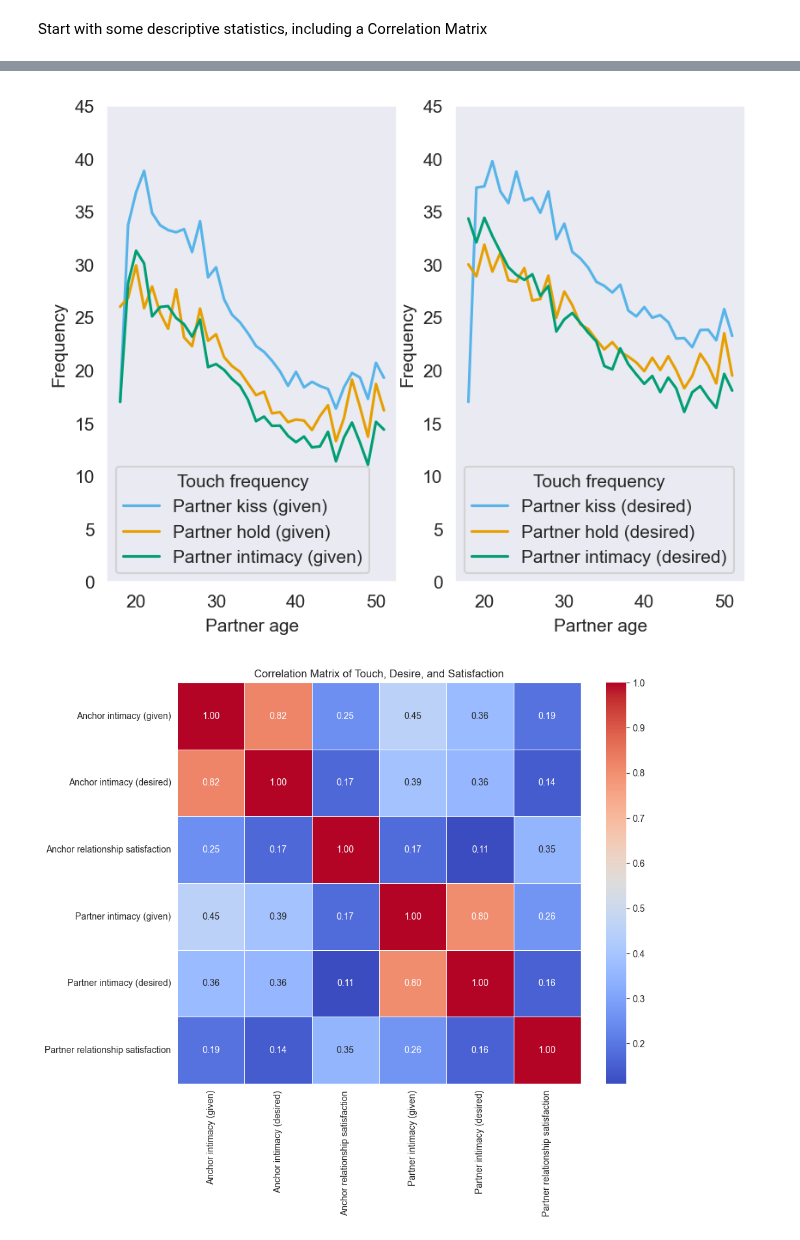
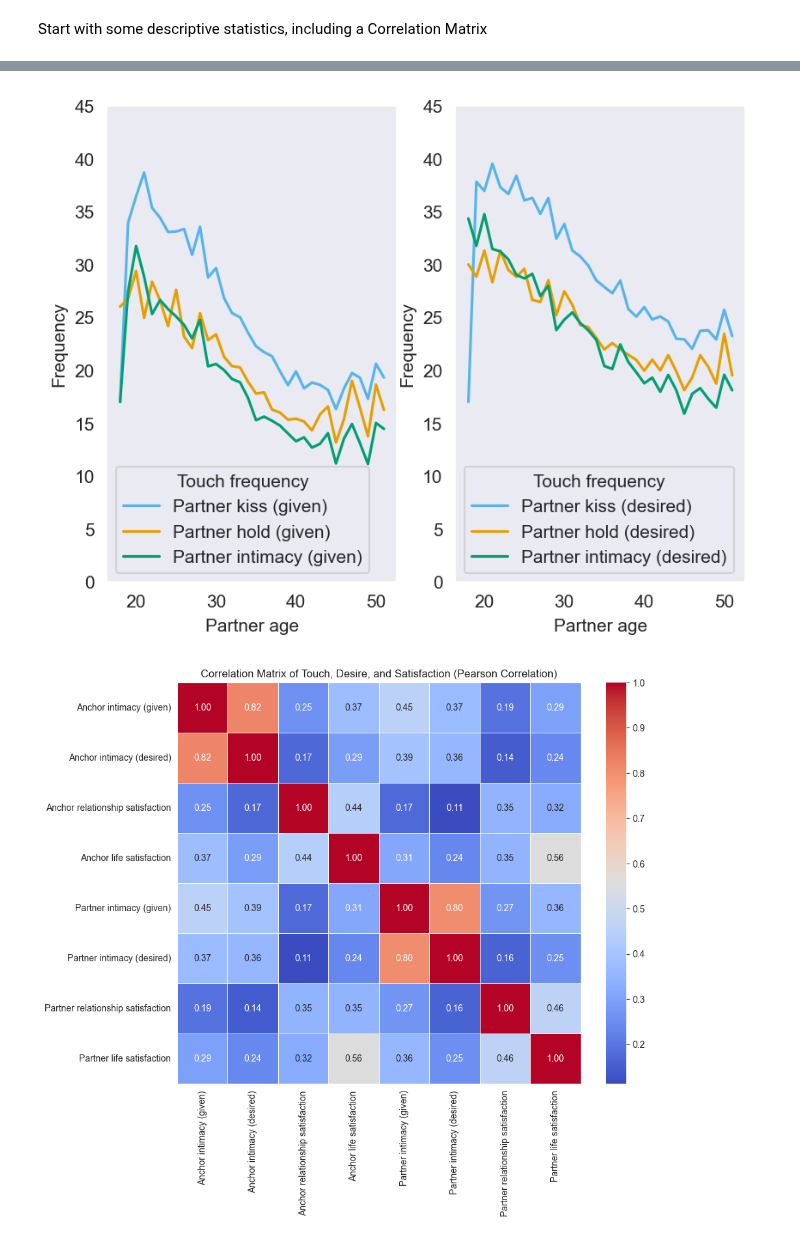
Before and after one commit to EdgardoCS/touchCouples, a Jupyter notebook: descriptive_stats.ipynb, the cells around one changed output, grey strips where cells are left out. Saved outputs shown, nothing was run; the diff lists cells and outputs as text; code cells hidden in the pictures.

```diff
--- a/descriptive_stats.ipynb
+++ b/descriptive_stats.ipynb
@@ -9,7 +9,7 @@ import matplotlib.pyplot as plt
 pd.options.mode.chained_assignment = None
 # %%
 # Read data (output from FReDA_Touch_genVariables_final.do)
-df = pd.read_excel('source/only_couples_data.xlsx')
+df = pd.read_csv('source/FReDA.csv')
 # %%
 # Variables to map columns
 index_options = {
@@ -32,15 +32,15 @@ omo_options = {
 
 satisfaction_options = {
     '0 - Not at all satisfied': 3,
-    1: 3,
-    2: 3,
-    3: 3,
-    4: 6,
-    5: 6,
-    6: 6,
-    7: 6,
-    8: 10,
-    9: 10,
+    "1": 3,
+    "2": 3,
+    "3": 3,
+    "4": 6,
+    "5": 6,
+    "6": 6,
+    "7": 6,
+    "8": 10,
+    "9": 10,
     '10 - Completely satisfied': 10
 }
 
@@ -84,6 +84,8 @@ df['hug_discrepancy(Anchor)'] = None
 df['kiss_discrepancy(Partner)'] = None
 df['hold_discrepancy(Partner)'] = None
 df['hug_discrepancy(Partner)'] = None
+df['age-group(anchor)'] = None
+df['age-group(partner)'] = None
 
 df['Anchor relationship satisfaction'] = df['Anchor relationship satisfaction'].map(satisfaction_options)
 df['Partner relationship satisfaction'] = df['Partner relationship satisfaction'].map(satisfaction_options)
@@ -278,23 +274,23 @@ ax[1].set_ylim(0, 45), ax[1].set_xlabel("Partner age"), ax[1].set_ylabel("Freque
 fig.set_dpi(150)
 plt.show()
 # %% [output]
-[figure, old version]
+[figure, new version]
 # %%
 correlation_matrix = df[
     [
         'Anchor intimacy (given)', 'Anchor intimacy (desired)',
-        'Anchor relationship satisfaction',
+        'Anchor relationship satisfaction','Anchor life satisfaction',
         'Partner intimacy (given)', 'Partner intimacy (desired)',
-        'Partner relationship satisfaction',
+        'Partner relationship satisfaction','Partner life satisfaction'
     ]
 ].corr()
 
 plt.figure(figsize=(10, 8))
 sns.heatmap(correlation_matrix, annot=True, cmap='coolwarm', fmt='.2f', linewidths=0.5)
-plt.title('Correlation Matrix of Touch, Desire, and Satisfaction')
+plt.title('Correlation Matrix of Touch, Desire, and Satisfaction (Pearson Correlation)')
 plt.show()
 # %% [output]
-[figure, old version]
+[figure, new version]
 # %%
 df_kiss = df
 anchor_kiss = df_kiss.groupby('age')['kiss_discrepancy(Anchor)'].mean().reset_index()
```
Also changed, not shown: parts of 3 cells of this notebook, 3 other files.
